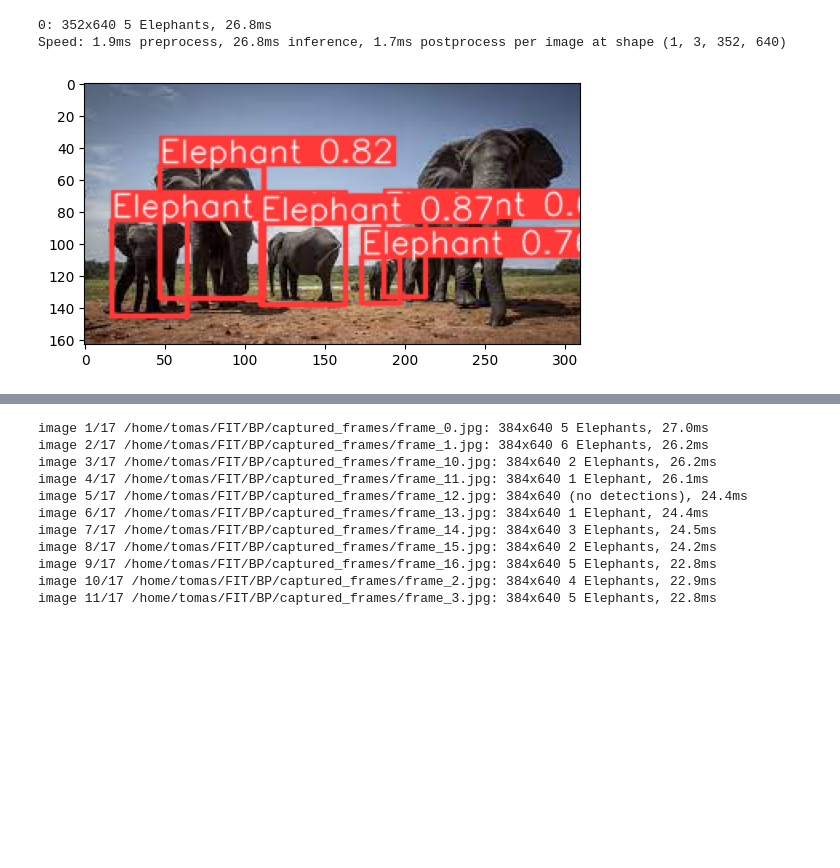
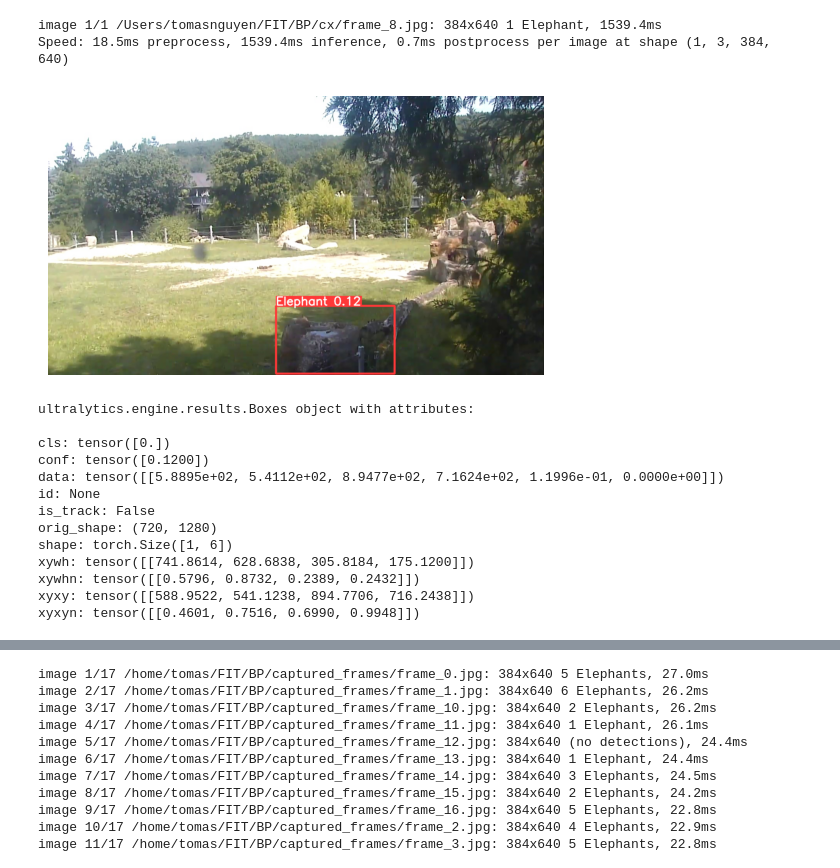
Before and after one commit to Tomasngu/BP, a Jupyter notebook: yolo.ipynb, the cells around one changed output, grey strips where cells are left out. Cells and saved outputs as stored; diff of their text form; code cells hidden in the pictures; blank space fills up the shorter version.

```diff
--- a/yolo.ipynb
+++ b/yolo.ipynb
@@ -4,20 +4,35 @@ import cv2
 import matplotlib.pyplot as plt
 %matplotlib inline
 # %%
-model = YOLO('runs/detect/train/weights/best.pt').to('cuda')  # load an official model
+model = YOLO('runs/detect/train/weights/best.pt').to('cpu')  # load an official model
 
 def show(img):
     plt.figure()
-    plt.imshow(labeled_image[..., ::-1])  # change channels order since the YOLO work on BGR images
+    plt.imshow(cv2.cvtColor(img, cv2.COLOR_BGR2RGB))  # change channels order since the YOLO work on BGR images
     plt.show()
 # %%
-image_np = cv2.imread('download.jpeg')
-yolo_results = model(image_np, conf=0.4)
+
+yolo_results = model('cx/frame_8.jpg', conf=0.1)
 labeled_image = yolo_results[0].plot()
 plt.figure()
+plt.axis('off')
 plt.imshow(labeled_image[..., ::-1])  # change channels order since the YOLO work on BGR images
 plt.show()
+yolo_results[0].boxes
 # %% [output]
-0: 352x640 5 Elephants, 26.8ms
-Speed: 1.9ms preprocess, 26.8ms inference, 1.7ms postprocess per image at shape (1, 3, 352, 640)
+image 1/1 /Users/tomasnguyen/FIT/BP/cx/frame_8.jpg: 384x640 1 Elephant, 1539.4ms
+Speed: 18.5ms preprocess, 1539.4ms inference, 0.7ms postprocess per image at shape (1, 3, 384, 640)
-[figure, old version]
+[figure, new version]
+ultralytics.engine.results.Boxes object with attributes:
+
+cls: tensor([0.])
+conf: tensor([0.1200])
+data: tensor([[5.8895e+02, 5.4112e+02, 8.9477e+02, 7.1624e+02, 1.1996e-01, 0.0000e+00]])
+id: None
+is_track: False
+orig_shape: (720, 1280)
+shape: torch.Size([1, 6])
+xywh: tensor([[741.8614, 628.6838, 305.8184, 175.1200]])
+xywhn: tensor([[0.5796, 0.8732, 0.2389, 0.2432]])
+xyxy: tensor([[588.9522, 541.1238, 894.7706, 716.2438]])
+xyxyn: tensor([[0.4601, 0.7516, 0.6990, 0.9948]])
```
Also changed, not shown: parts of 3 cells of this notebook, 1 other file.
